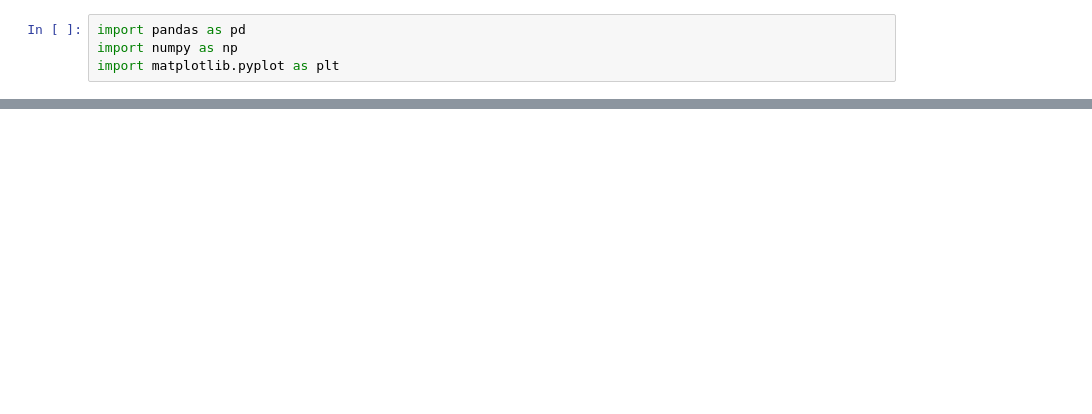
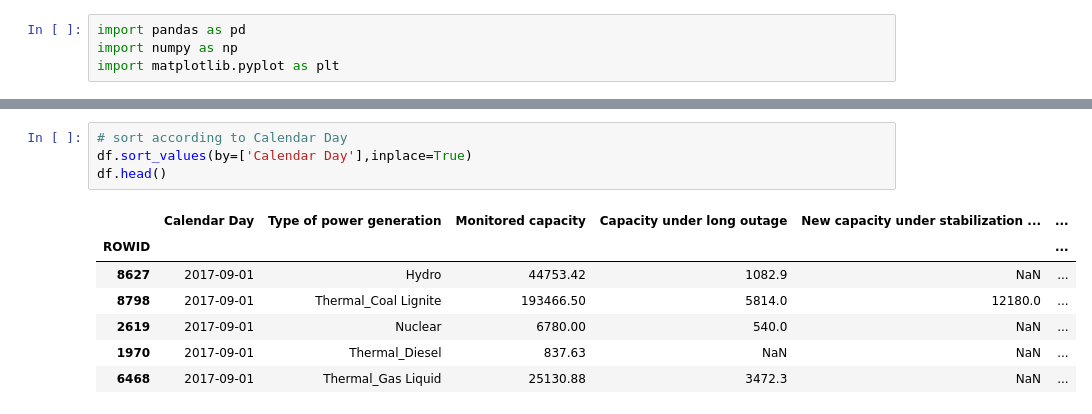
Before and after one commit to paritosh-101/smart_city_project2, a Jupyter notebook: scratch.ipynb, the cells around one changed output, grey strips where cells are left out. Drawn from its saved outputs; the diff is of its cells as text; blank space fills up the shorter version.

```diff
--- a/scratch.ipynb
+++ b/scratch.ipynb
@@ -16,0 +59,12 @@ df.head()
+# %%
+# sort according to Calendar Day
+df.sort_values(by=['Calendar Day'],inplace=True)
+df.head()
+# %% [output]
+|  | Calendar Day | Type of power generation | Monitored capacity | Capacity under long outage | New capacity under stabilization ... | ... |
+| ROWID |  |  |  |  |  | ... |
+| 8627 | 2017-09-01 | Hydro | 44753.42 | 1082.9 | NaN | ... |
+| 8798 | 2017-09-01 | Thermal_Coal Lignite | 193466.50 | 5814.0 | 12180.0 | ... |
+| 2619 | 2017-09-01 | Nuclear | 6780.00 | 540.0 | NaN | ... |
+| 1970 | 2017-09-01 | Thermal_Diesel | 837.63 | NaN | NaN | ... |
+| 6468 | 2017-09-01 | Thermal_Gas Liquid | 25130.88 | 3472.3 | NaN | ... |
```
Also changed, not shown: parts of 7 cells of this notebook, 1 other file.
